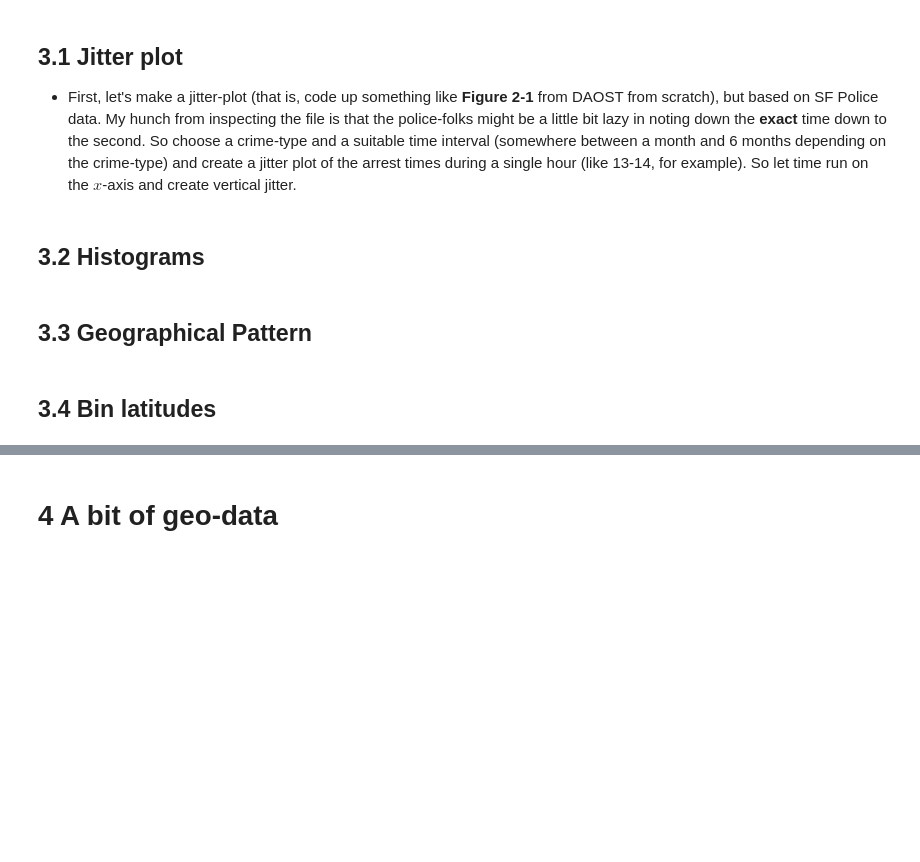
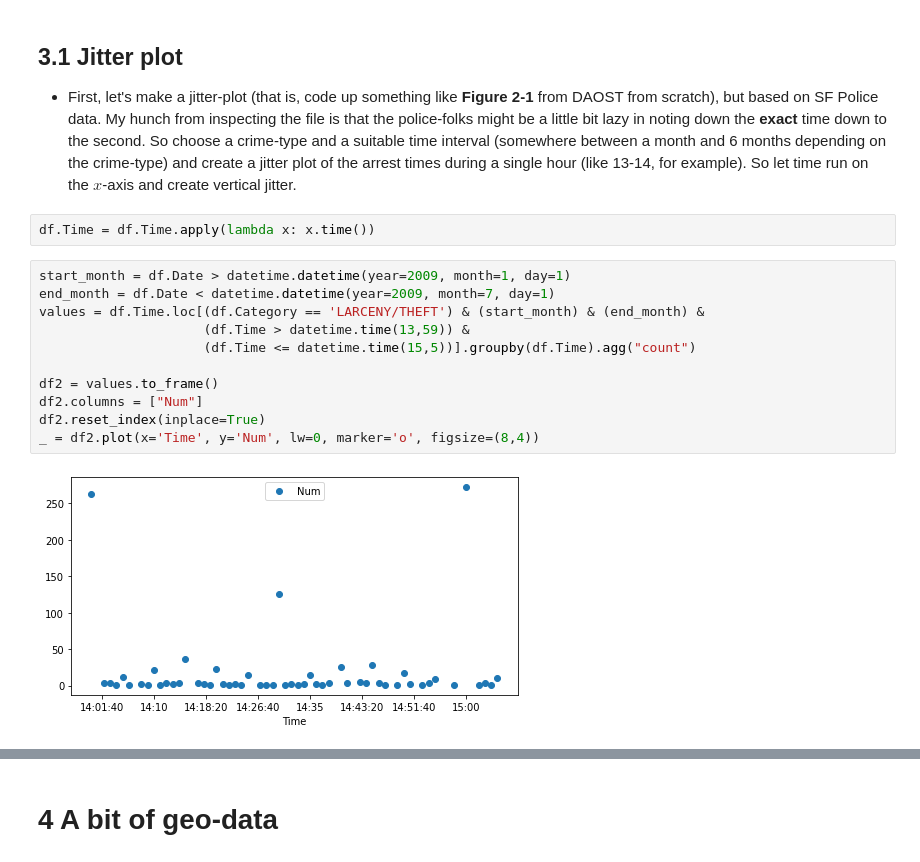
Before and after one commit to s171243/SocialDataAnalyis, a Jupyter notebook: Assignment_1_Solution.ipynb, the cells around one changed output, grey strips where cells are left out. Drawn from its saved outputs; the diff is of its cells as text; blank space fills up the shorter version.

```diff
--- a/Assignment_1_Solution.ipynb
+++ b/Assignment_1_Solution.ipynb
@@ -80,9 +102,18 @@ for ax, crime in zip(axes.flat, focuscrimes):
 # %% [markdown]
 ## 3.1 Jitter plot
 * First, let's make a jitter-plot (that is, code up something like **Figure 2-1** from DAOST from scratch), but based on SF Police data. My hunch from inspecting the file is that the police-folks might be a little bit lazy in noting down the **exact** time down to the second. So choose a crime-type and a suitable time interval (somewhere between a month and 6 months depending on the crime-type) and create a jitter plot of the arrest times during a single hour (like 13-14, for example). So let time run on the $x$-axis and create vertical jitter.
-# %% [markdown]
-## 3.2 Histograms
-# %% [markdown]
-## 3.3 Geographical Pattern
-# %% [markdown]
-## 3.4 Bin latitudes
+# %%
+df.Time = df.Time.apply(lambda x: x.time())
+# %%
+start_month = df.Date > datetime.datetime(year=2009, month=1, day=1)
+end_month = df.Date < datetime.datetime(year=2009, month=7, day=1)
+values = df.Time.loc[(df.Category == 'LARCENY/THEFT') & (start_month) & (end_month) &
+                     (df.Time > datetime.time(13,59)) &
+                     (df.Time <= datetime.time(15,5))].groupby(df.Time).agg("count")
+
+df2 = values.to_frame()
+df2.columns = ["Num"]
+df2.reset_index(inplace=True)
+_ = df2.plot(x='Time', y='Num', lw=0, marker='o', figsize=(8,4))
+# %% [output]
+[figure, added]
```
Also changed, not shown: parts of 10 cells of this notebook.
